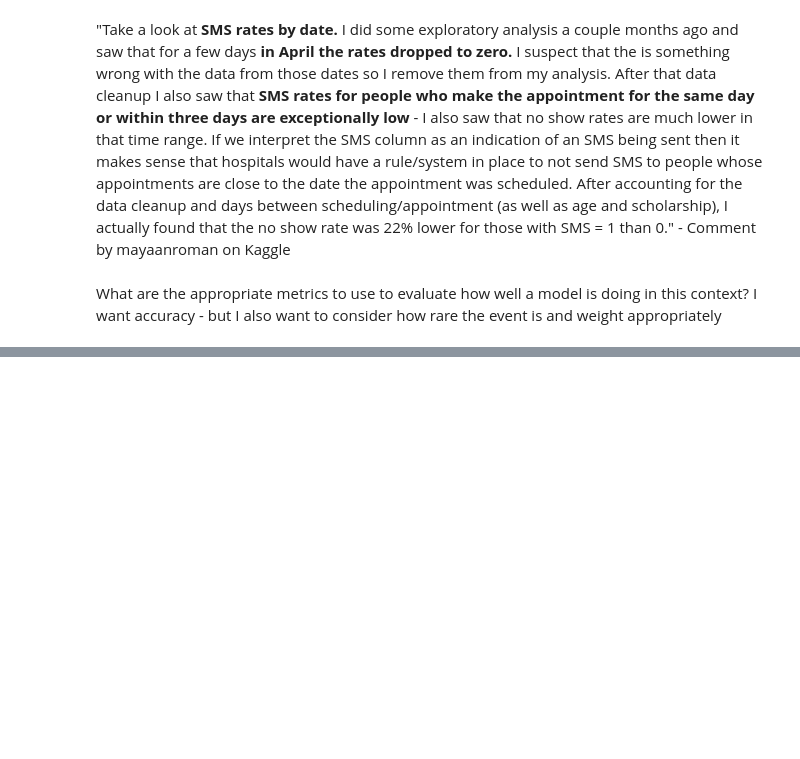
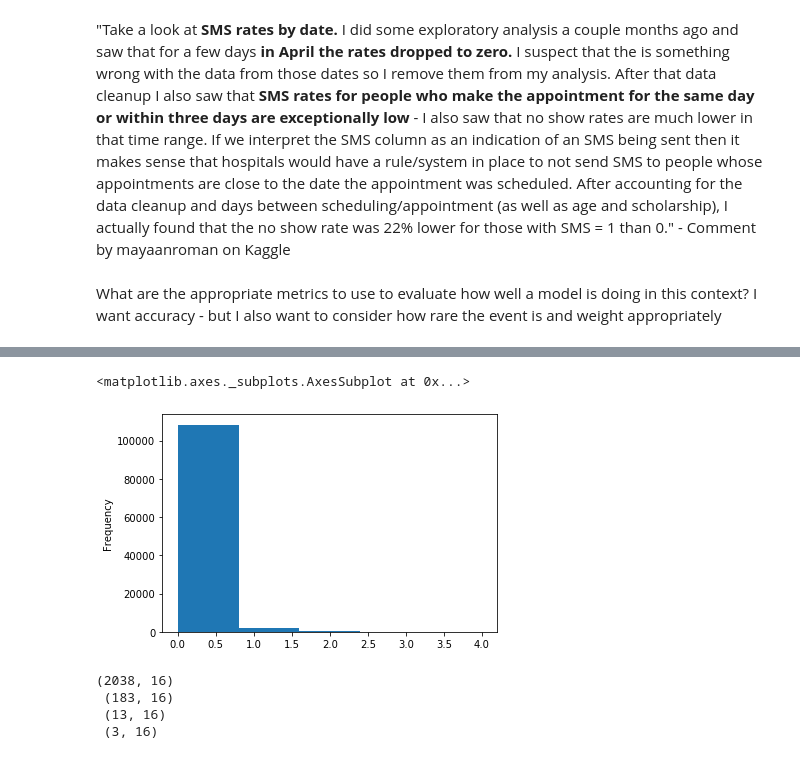
Before and after one commit to JordanPhilipMeyer/PatientNoShow, a Jupyter notebook: PredictNoShow.ipynb, the cells around one changed output, grey strips where cells are left out. Cells and saved outputs as stored; diff of their text form; code cells hidden in the pictures; blank space fills up the shorter version.

```diff
--- a/PredictNoShow.ipynb
+++ b/PredictNoShow.ipynb
@@ -756,0 +781,12 @@ I want accuracy - but I also want to consider how rare the event is and weight a
+# %%
+df['Handicap'].plot.hist(bins=5)
+# %% [output]
+<matplotlib.axes._subplots.AxesSubplot at 0x...>
+[figure, added]
+# %%
+print(df[df['Handicap']==1].shape, "\n",  df[df['Handicap']==2].shape, "\n" ,df[df['Handicap']==3].shape, "\n", df[df['Handicap']==4].shape)
+# %% [output]
+(2038, 16)
+ (183, 16)
+ (13, 16)
+ (3, 16)
```
Also changed, not shown: parts of 8 cells of this notebook.
